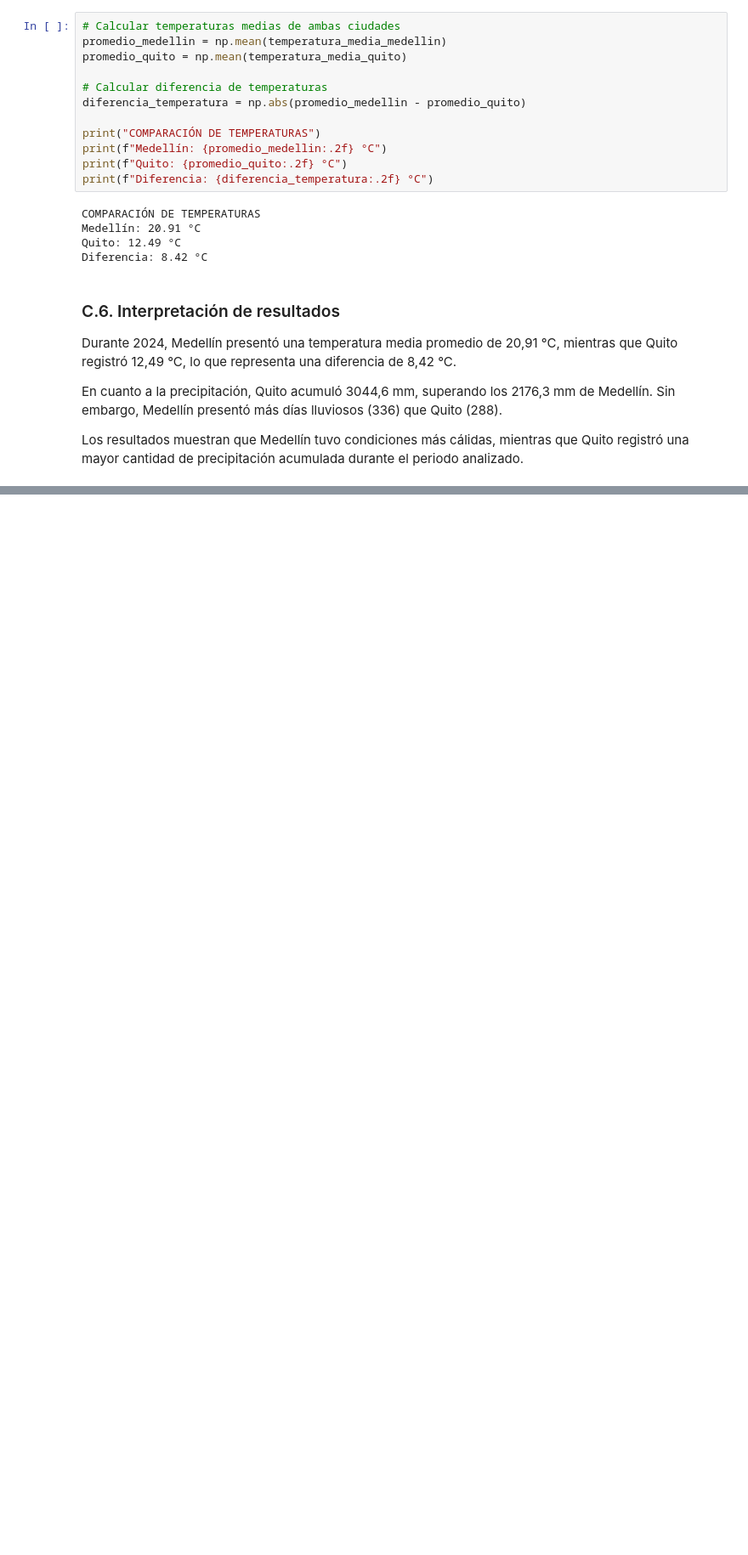
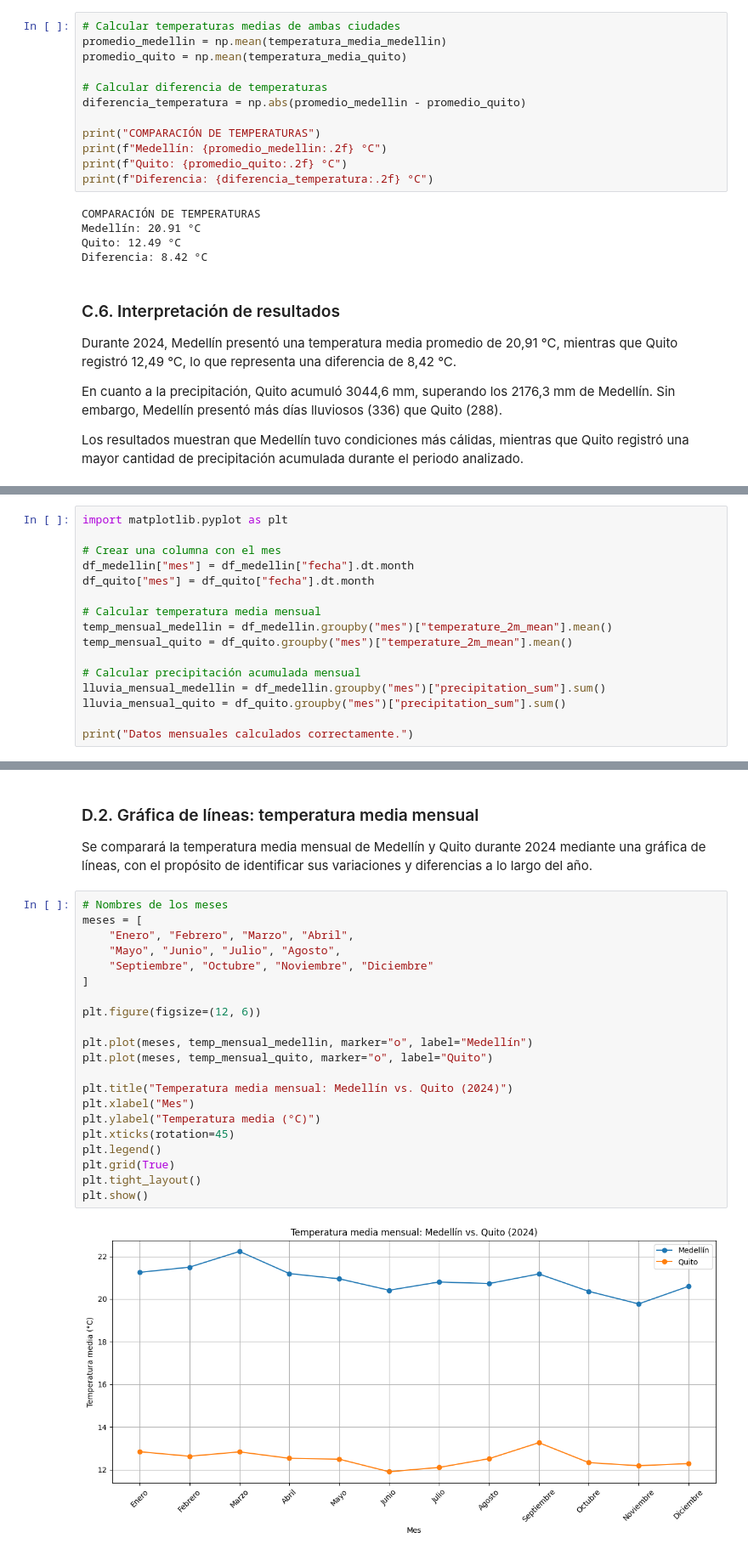
Before and after one commit to DenierViera/Analitica-de-Datos, a Jupyter notebook: Entrega 3/EA3_Viera_Denier.ipynb, the cells around one changed output, grey strips where cells are left out. Shown at 85% size. Cells and saved outputs as stored; diff of their text form; blank space fills up the shorter version.

```diff
--- a/Entrega 3/EA3_Viera_Denier.ipynb
+++ b/Entrega 3/EA3_Viera_Denier.ipynb
@@ -369,0 +375,16 @@ Los resultados muestran que Medellín tuvo condiciones más cálidas, mientras q
+# %%
+import matplotlib.pyplot as plt
+
+# Crear una columna con el mes
+df_medellin["mes"] = df_medellin["fecha"].dt.month
+df_quito["mes"] = df_quito["fecha"].dt.month
+
+# Calcular temperatura media mensual
+temp_mensual_medellin = df_medellin.groupby("mes")["temperature_2m_mean"].mean()
+temp_mensual_quito = df_quito.groupby("mes")["temperature_2m_mean"].mean()
+
+# Calcular precipitación acumulada mensual
+lluvia_mensual_medellin = df_medellin.groupby("mes")["precipitation_sum"].sum()
+lluvia_mensual_quito = df_quito.groupby("mes")["precipitation_sum"].sum()
+
+print("Datos mensuales calculados correctamente.")
@@ -369,0 +393,26 @@ Los resultados muestran que Medellín tuvo condiciones más cálidas, mientras q
+# %% [markdown]
+### D.2. Gráfica de líneas: temperatura media mensual
+Se comparará la temperatura media mensual de Medellín y Quito durante 2024 mediante una gráfica de líneas, con el propósito de identificar sus variaciones y diferencias a lo largo del año.
+# %%
+# Nombres de los meses
+meses = [
+    "Enero", "Febrero", "Marzo", "Abril",
+    "Mayo", "Junio", "Julio", "Agosto",
+    "Septiembre", "Octubre", "Noviembre", "Diciembre"
+]
+
+plt.figure(figsize=(12, 6))
+
+plt.plot(meses, temp_mensual_medellin, marker="o", label="Medellín")
+plt.plot(meses, temp_mensual_quito, marker="o", label="Quito")
+
+plt.title("Temperatura media mensual: Medellín vs. Quito (2024)")
+plt.xlabel("Mes")
+plt.ylabel("Temperatura media (°C)")
+plt.xticks(rotation=45)
+plt.legend()
+plt.grid(True)
+plt.tight_layout()
+plt.show()
+# %% [output]
+[figure, added]
```
Also changed, not shown: parts of 9 cells of this notebook.
